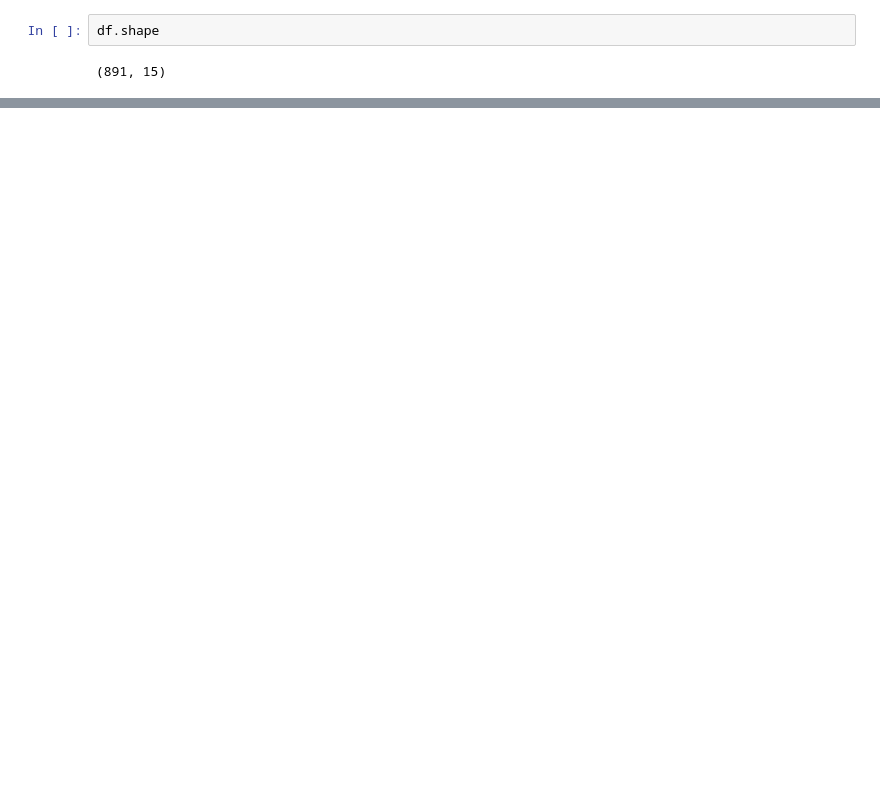
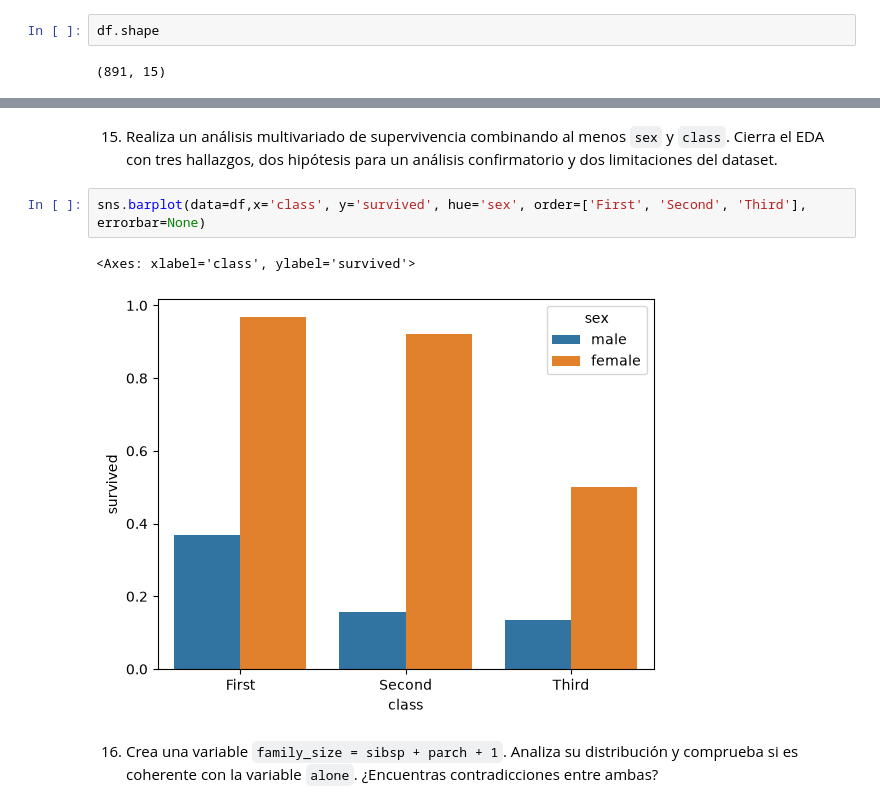
Before and after one commit to alfignacios-spec/DataScience, a Jupyter notebook: 31_ejercicio_EDA.ipynb, the cells around one changed output, grey strips where cells are left out. Cells and saved outputs as stored; diff of their text form; blank space fills up the shorter version.

```diff
--- a/31_ejercicio_EDA.ipynb
+++ b/31_ejercicio_EDA.ipynb
@@ -27,0 +305,12 @@ df.info()
+# %% [markdown]
+15. Realiza un análisis multivariado de supervivencia combinando al menos `sex` y `class`.
+Cierra el EDA con tres hallazgos, dos hipótesis para un análisis confirmatorio y dos
+limitaciones del dataset.
+# %%
+sns.barplot(data=df,x='class', y='survived', hue='sex', order=['First', 'Second', 'Third'], errorbar=None)
+# %% [output]
+<Axes: xlabel='class', ylabel='survived'>
+[figure, added]
+# %% [markdown]
+16. Crea una variable `family_size = sibsp + parch + 1`. Analiza su distribución y comprueba si
+es coherente con la variable `alone`. ¿Encuentras contradicciones entre ambas?
```
Also changed, not shown: parts of 53 cells of this notebook, 3 other files.
